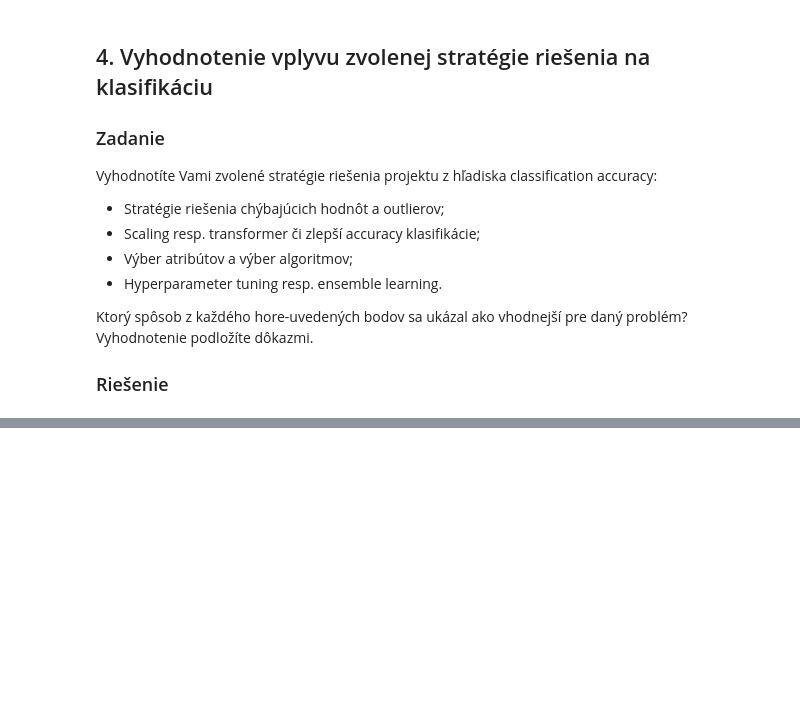
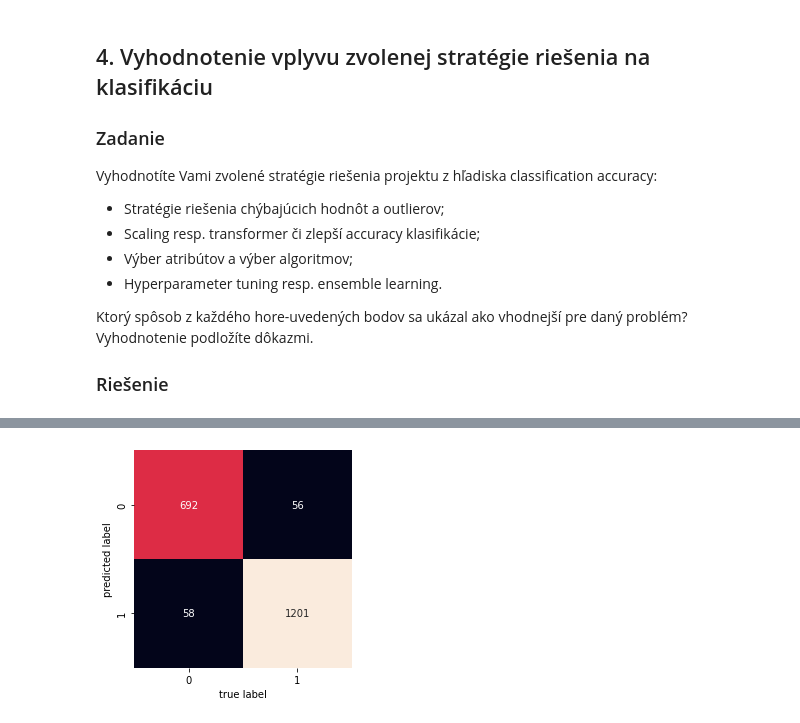
Before and after one commit to Matovic/Chronic-Lymphocytic-Leukemia, a Jupyter notebook: src/3_machine_learning/3-ML.ipynb, the cells around one changed output, grey strips where cells are left out. Cells and saved outputs as stored; diff of their text form; code cells hidden in the pictures; blank space fills up the shorter version.

```diff
--- a/src/3_machine_learning/3-ML.ipynb
+++ b/src/3_machine_learning/3-ML.ipynb
@@ -537,0 +562,3 @@ Ktorý spôsob z každého hore-uvedených bodov sa ukázal ako vhodnejší pre
+# %%
+df_labor_ = pd.read_csv('../../data/labor.csv', sep='\t')
+df_profiles_ = pd.read_csv('../../data/profiles.csv', sep='\t')
@@ -537,0 +567,78 @@ Ktorý spôsob z každého hore-uvedených bodov sa ukázal ako vhodnejší pre
+# %%
+df_merged2 = pd.DataFrame()
+
+pipeline_obj = Pipeline([
+        ('merge', preprocessing.MergeTransformer(df_labor_, df_profiles_, column1 ='ssn', column2 ='name')),
+        ('dropCols', preprocessing.DropColsTransformer(df_merged2, 'Unnamed: 0_x', 'name', 'ssn', 'Unnamed: 0_y','current_location', 'residence', 'address')),
+        ('numSex', preprocessing.GetNumericalTransformer(df_merged2, 'sex', {"M": 0, "F": 1}, 'float64')),
+        ('numBlood', preprocessing.GetNumericalTransformer(df_merged2, 'blood_group', {"A+": 1,"A-": 2, "B+": 3, "B-": 4, "AB+": 5, "AB-": 6, "O+": 7, "O-": 8}, 'float64')),
+        ('numRepairRace', preprocessing.GetNumericalTransformer(df_merged2, 'race', {"blsck": "Black", "black": "Black", "white": "White"})),
+        ('numRace', preprocessing.GetNumericalTransformer(df_merged2, 'race', {"White": 1,"Black": 2, "Asian": 3, "Hawaiian": 4, "Indian": 5}, 'float64')),
+        ('numSmoker', preprocessing.GetNumericalTransformer(df_merged2, 'smoker', {"no": 0, "N": 0, "yes": 1, "Y": 1}, 'float64')),
+        ('numAge', preprocessing.GetNumericalTransformer(df_merged2, 'birthdate', {}, 'datetime64[ns]')),
+        ('numRelationship', preprocessing.GetNumericalTransformer(df_merged2, 'relationship', {"married": 1, "divoced": 2, "single": 3, "separated": 4, "nop": 5,"widowed": 6}, 'float64')),
+        ('Transformer_mean', preprocessing.FillingTransform(df_merged2, "mean", "hemoglobin", "trombocyty")),
+        ('Transformer_median', preprocessing.FillingTransform(df_merged2,"median", "er-cv", "hematokrit")),
+        ('Transformer_knn', preprocessing.FillingTransform(df_merged2,"knn", "ast", "alp")),
+        ('Transformer_regression', preprocessing.FillingTransform(df_merged2,"regression", "etytr", "alt", "leukocyty", "erytrocyty", "hbver")),
+        #('Transformer_ratio',RatioFillingTransformer(df_merged2, "leukocyty","etytr")),
+        #('Transformer_ratio2',RatioFillingTransformer(df_merged2, "erytrocyty","alt")),
+        #('Transformer_ratio3',RatioFillingTransformer(df_merged2, "hbver","erytrocyty")),
+        ('OutliersTransformation', preprocessing.DropOutliersTransformer(df_merged2, 'hemoglobin','leukocyty', 'etytr', 'weight', 'trombocyty','ast','alp', 'hbver','er-cv','alt', 'hematokrit','age', 'erytrocyty')),
+        ('Transformer_scal', preprocessing.ScalingTransform(df_merged2, 'hemoglobin','leukocyty', 'etytr', 'weight', 'trombocyty','ast','alp', 'hbver','er-cv','alt', 'hematokrit','age', 'erytrocyty')),
+        ('Transformer_yeo', preprocessing.PowerTransform(df_merged2, 'yeo-johnson', 'hemoglobin','leukocyty', 'etytr', 'weight', 'trombocyty','ast','alp', 'hbver','er-cv', 'alt','hematokrit','age', 'erytrocyty'))
+])
+
+df_merged2 = pipeline_obj.transform(df_merged2)
+
+# Splitting dataset
+train_final, test_final = train_test_split(df_merged2, test_size=0.2, random_state=25)
+
+# Defining DecisionTreeClasifier and needed dataframes
+decision_tree = tree.DecisionTreeClassifier()
+df_train_no_indicator = train_final.drop(columns=["indicator"])
+target = train_final.indicator
+
+# Dočasná zmena parametrov aby to trvalo kratšie
+parameters2 = {
+    'criterion': ('gini','entropy'),
+    'splitter': ('best','random'),
+    'max_depth': range(2,15),
+    'max_features': range(1,10),
+    'min_samples_split': range(1,10),
+    'min_samples_leaf': range(1,10)
+}
+
+parameters = {
+    'criterion': ('gini','entropy'),
+    'splitter': ('best','random'),
+    'max_depth': range(2,15),
+}
+
+# 10-nasobna cross validation
+# n_jobs=-1 use all CPU & run in it parallel
+optimalizationGridSearch = GridSearchCV(decision_tree, parameters, cv=10, verbose=1, n_jobs=-1, refit=True)
+bestFit = optimalizationGridSearch.fit(df_train_no_indicator, target)
+
+
+# Prediction for testing dataset
+testing = test_final.drop(['indicator'],axis='columns')
+data_tree = bestFit.predict(testing)
+
+
+# Best parameters of hyperparameter tuning
+print("Best Params: ", bestFit.best_params_)
+
+
+# Accuracy, precission, recall
+print("Accuracy: ",accuracy_score(data_tree, test_final["indicator"]))
+print("Precission: ", precision_score(data_tree, test_final["indicator"]))
+print("Recall: ", recall_score(data_tree, test_final["indicator"]))
+
+
+# Confusion matrix
+mat = confusion_matrix(test_final["indicator"], data_tree)
+sns.heatmap(mat.T, square=True, annot=True, fmt='d', cbar=False)
+plt.xlabel('true label')
+plt.ylabel('predicted label');
+# %% [output]
@@ -537,0 +650 @@ Ktorý spôsob z každého hore-uvedených bodov sa ukázal ako vhodnejší pre
+[figure, added]
```
Also changed, not shown: parts of 9 cells of this notebook, 1 other file.
